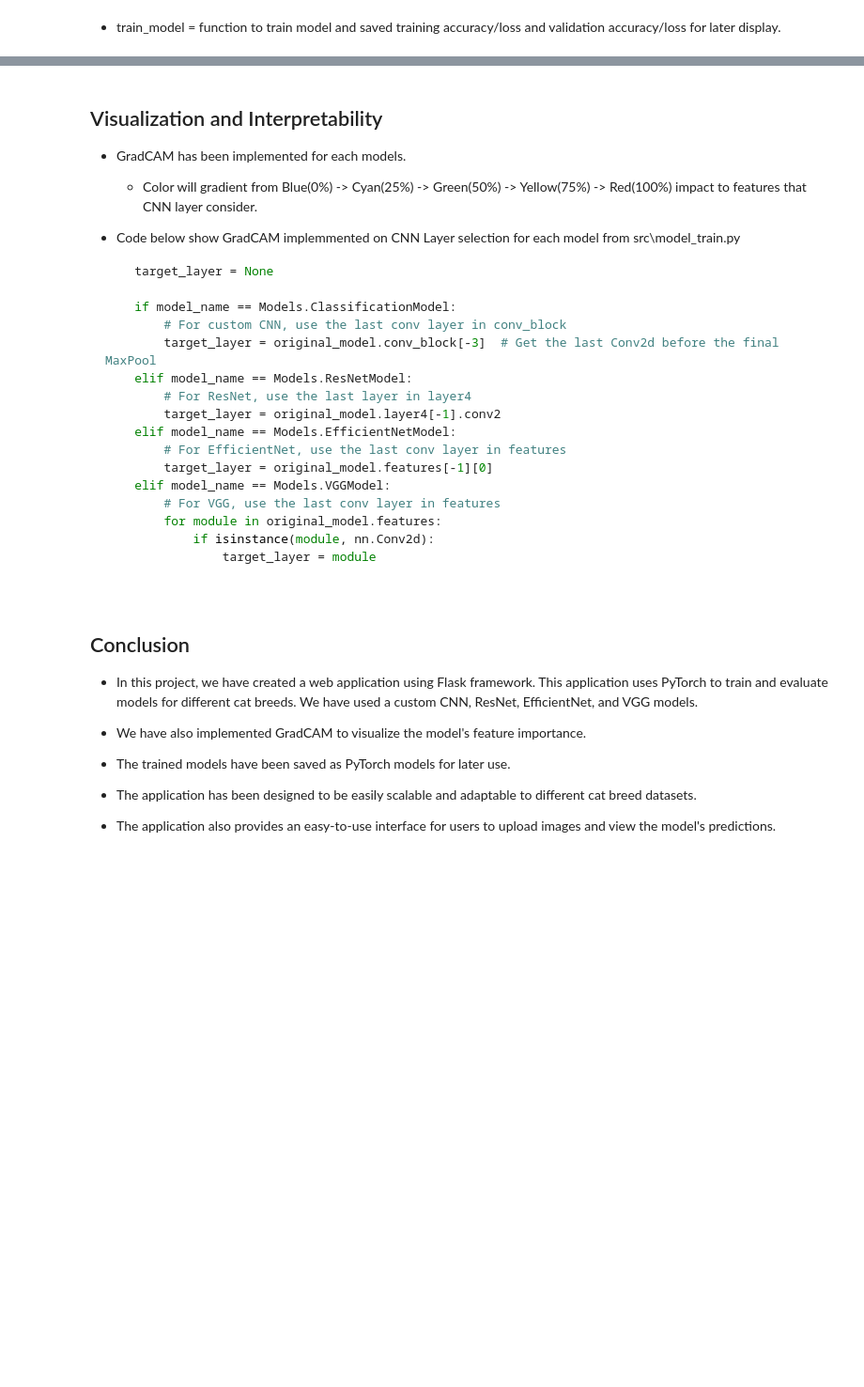
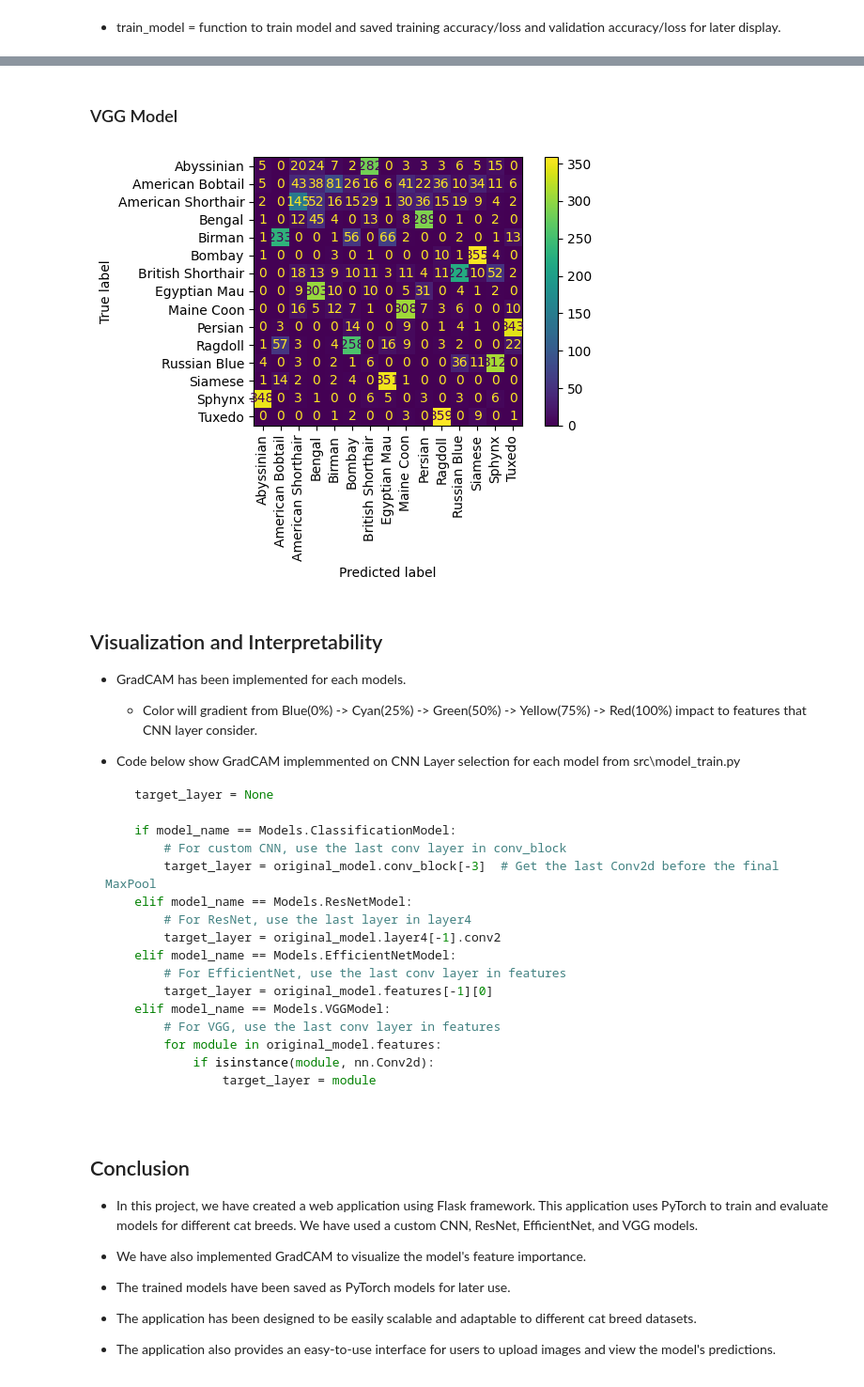
Before and after one commit to innozent/pytorch_capstone, a Jupyter notebook: Wiwat_Pytorch_1254311.ipynb, the cells around one changed output, grey strips where cells are left out. Shown at 94% size. Saved outputs shown, nothing was run; the diff lists cells and outputs as text; code cells hidden in the pictures; blank space fills up the shorter version.

````diff
--- a/Wiwat_Pytorch_1254311.ipynb
+++ b/Wiwat_Pytorch_1254311.ipynb
@@ -265,10 +318,19 @@ def train_model(app_state,model: nn.Module, model_name: str) -> tuple[list[float
+# %% [markdown]
+### VGG Model
+# %%
+vgg_model = get_vgg_model().to(device)
+vgg_model.load_state_dict(torch.jit.load('vgg_model.pth').state_dict())
+
+predict_and_evaluate(vgg_model)
+# %% [output]
+[figure, added]
 # %% [markdown]
 ## Visualization and Interpretability
 
 - GradCAM has been implemented for each models.
   - Color will gradient from Blue(0%) -> Cyan(25%) -> Green(50%) -> Yellow(75%) -> Red(100%) impact to features that CNN layer consider.
 
-- Code below show GradCAM implemmented on CNN Layer selection for each model from src\model_train.py
+- Code below show GradCAM implemmented on CNN Layer selection for each model from src\\model_train.py
 
 ```py
     target_layer = None
````
Also changed, not shown: parts of 16 cells of this notebook, 3 other files.
